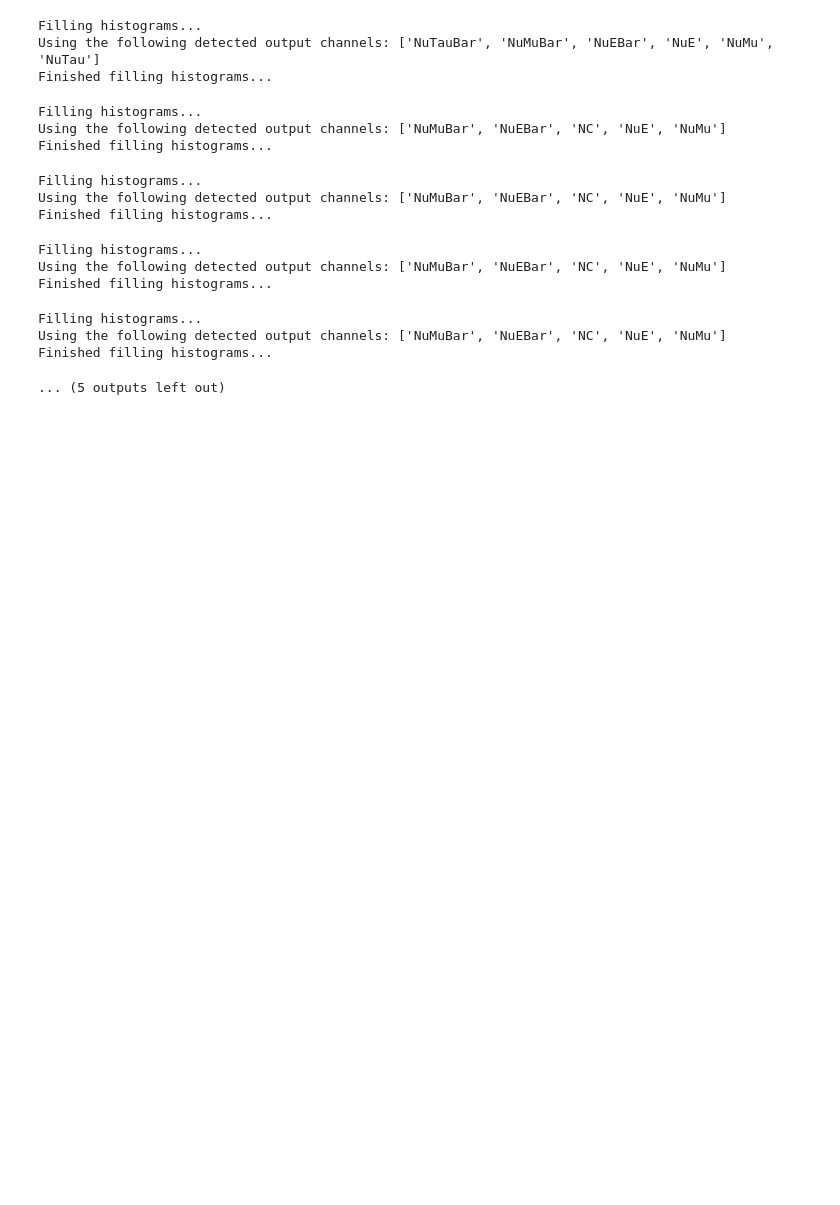
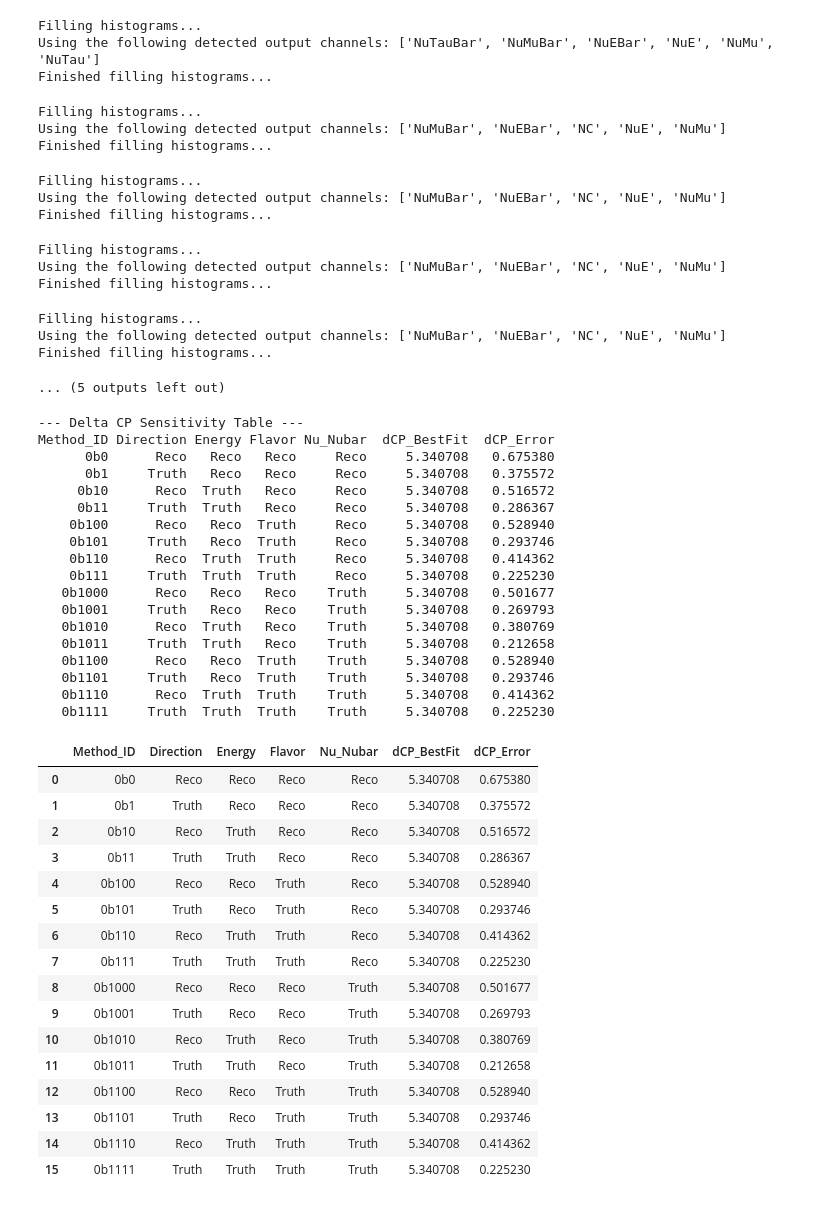
Before and after one commit to bristol-dune/atmospherics-tools, a Jupyter notebook: fast-osc-feedback/faster-feedback.ipynb, the cells around one changed output. Drawn from its saved outputs; the diff is of its cells as text; code cells hidden in the pictures; blank space fills up the shorter version.

```diff
--- a/fast-osc-feedback/faster-feedback.ipynb
+++ b/fast-osc-feedback/faster-feedback.ipynb
@@ -188,6 +195,8 @@ for i in tqdm(range(0b000, 0b1000)):
     plot_data(i, {Flavor.NuE: 1}, False)
 plt.show()
 # %%
+results = []
+
 def plot_data(method: int):
     direc_reco = Method.Truth if method & 1 << 0 else Method.Reco
     energy_reco = Method.Truth if method & 1 << 1 else Method.Reco
@@ -263,6 +272,19 @@ def plot_data(method: int):
     )
 
     dcp_err = fitter.hesse().errors["dcp"]
+    best_fit_dcp = fitter.values["dcp"]
+
+    results.append({
+        "Method_ID": bin(method),
+        "Direction": direc_reco.name,
+        "Energy": energy_reco.name,
+        "Flavor": flavor_disc.name,
+        "Nu_Nubar": nunubar_disc.name,
+        "dCP_BestFit": best_fit_dcp,
+        "dCP_Error": dcp_err
+    })
+
+
     plt.bar(
         f"Dir={direc_reco.name}, E={energy_reco.name}, Fl={flavor_disc.name}, Nu-Nubar={nunubar_disc.name}",
         dcp_err, color='skyblue', edgecolor='navy', alpha=0.8
@@ -314,3 +336,44 @@ Filling histograms...
 Using the following detected output channels: ['NuMuBar', 'NuEBar', 'NC', 'NuE', 'NuMu']
 Finished filling histograms...
 ... (5 outputs left out)
+# %%
+df = pd.DataFrame(results)
+print("\n--- Delta CP Sensitivity Table ---")
+print(df.to_string(index=False))
+df
+# %% [output]
+--- Delta CP Sensitivity Table ---
+Method_ID Direction Energy Flavor Nu_Nubar  dCP_BestFit  dCP_Error
+      0b0      Reco   Reco   Reco     Reco     5.340708   0.675380
+      0b1     Truth   Reco   Reco     Reco     5.340708   0.375572
+     0b10      Reco  Truth   Reco     Reco     5.340708   0.516572
+     0b11     Truth  Truth   Reco     Reco     5.340708   0.286367
+    0b100      Reco   Reco  Truth     Reco     5.340708   0.528940
+    0b101     Truth   Reco  Truth     Reco     5.340708   0.293746
+    0b110      Reco  Truth  Truth     Reco     5.340708   0.414362
+    0b111     Truth  Truth  Truth     Reco     5.340708   0.225230
+   0b1000      Reco   Reco   Reco    Truth     5.340708   0.501677
+   0b1001     Truth   Reco   Reco    Truth     5.340708   0.269793
+   0b1010      Reco  Truth   Reco    Truth     5.340708   0.380769
+   0b1011     Truth  Truth   Reco    Truth     5.340708   0.212658
+   0b1100      Reco   Reco  Truth    Truth     5.340708   0.528940
+   0b1101     Truth   Reco  Truth    Truth     5.340708   0.293746
+   0b1110      Reco  Truth  Truth    Truth     5.340708   0.414362
+   0b1111     Truth  Truth  Truth    Truth     5.340708   0.225230
+|  | Method_ID | Direction | Energy | Flavor | Nu_Nubar | dCP_BestFit | dCP_Error |
+| 0 | 0b0 | Reco | Reco | Reco | Reco | 5.340708 | 0.675380 |
+| 1 | 0b1 | Truth | Reco | Reco | Reco | 5.340708 | 0.375572 |
+| 2 | 0b10 | Reco | Truth | Reco | Reco | 5.340708 | 0.516572 |
+| 3 | 0b11 | Truth | Truth | Reco | Reco | 5.340708 | 0.286367 |
+| 4 | 0b100 | Reco | Reco | Truth | Reco | 5.340708 | 0.528940 |
+| 5 | 0b101 | Truth | Reco | Truth | Reco | 5.340708 | 0.293746 |
+| 6 | 0b110 | Reco | Truth | Truth | Reco | 5.340708 | 0.414362 |
+| 7 | 0b111 | Truth | Truth | Truth | Reco | 5.340708 | 0.225230 |
+| 8 | 0b1000 | Reco | Reco | Reco | Truth | 5.340708 | 0.501677 |
+| 9 | 0b1001 | Truth | Reco | Reco | Truth | 5.340708 | 0.269793 |
+| 10 | 0b1010 | Reco | Truth | Reco | Truth | 5.340708 | 0.380769 |
+| 11 | 0b1011 | Truth | Truth | Reco | Truth | 5.340708 | 0.212658 |
+| 12 | 0b1100 | Reco | Reco | Truth | Truth | 5.340708 | 0.528940 |
+| 13 | 0b1101 | Truth | Reco | Truth | Truth | 5.340708 | 0.293746 |
+| 14 | 0b1110 | Reco | Truth | Truth | Truth | 5.340708 | 0.414362 |
+| 15 | 0b1111 | Truth | Truth | Truth | Truth | 5.340708 | 0.225230 |
```
Also changed, not shown: parts of 2 cells of this notebook.
